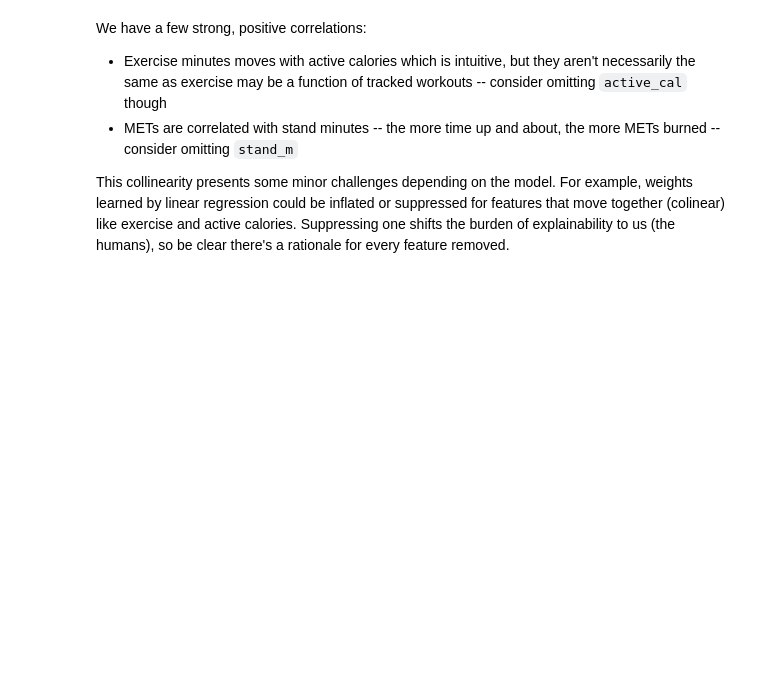
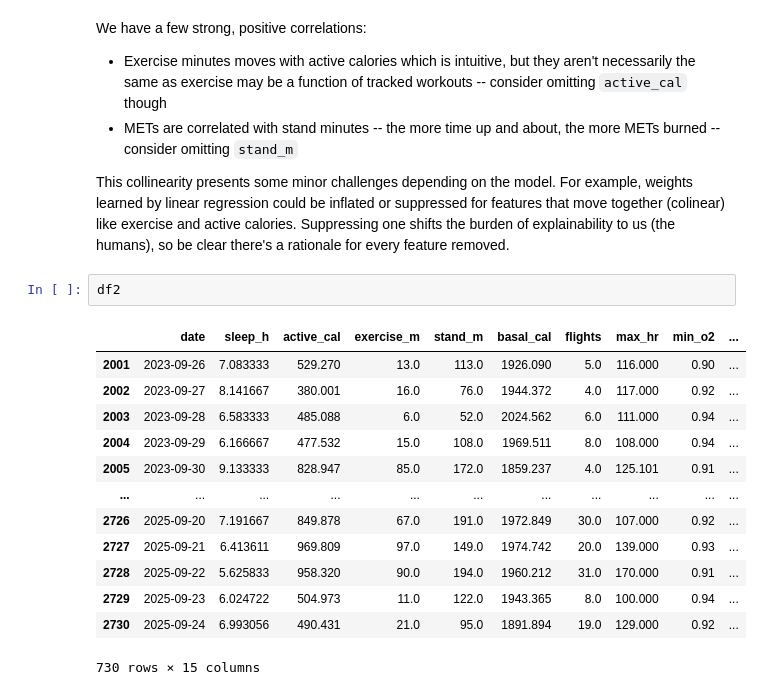
Before and after one commit to auto-d/medex, a Jupyter notebook: medex.ipynb, the cells around one changed output. Drawn from its saved outputs; the diff is of its cells as text; blank space fills up the shorter version.

```diff
--- a/medex.ipynb
+++ b/medex.ipynb
@@ -299,3 +321,19 @@ We have a few strong, positive correlations:
 - METs are correlated with stand minutes -- the more time up and about, the more METs burned -- consider omitting `stand_m`
 
 This collinearity presents some minor challenges depending on the model. For example, weights learned by linear regression could be inflated or suppressed for features that move together (colinear) like exercise and active calories. Suppressing one shifts the burden of explainability to us (the humans), so be clear there's a rationale for every feature removed.
+# %%
+df2
+# %% [output]
+|  | date | sleep_h | active_cal | exercise_m | stand_m | basal_cal | flights | max_hr | min_o2 | ... |
+| 2001 | 2023-09-26 | 7.083333 | 529.270 | 13.0 | 113.0 | 1926.090 | 5.0 | 116.000 | 0.90 | ... |
+| 2002 | 2023-09-27 | 8.141667 | 380.001 | 16.0 | 76.0 | 1944.372 | 4.0 | 117.000 | 0.92 | ... |
+| 2003 | 2023-09-28 | 6.583333 | 485.088 | 6.0 | 52.0 | 2024.562 | 6.0 | 111.000 | 0.94 | ... |
+| 2004 | 2023-09-29 | 6.166667 | 477.532 | 15.0 | 108.0 | 1969.511 | 8.0 | 108.000 | 0.94 | ... |
+| 2005 | 2023-09-30 | 9.133333 | 828.947 | 85.0 | 172.0 | 1859.237 | 4.0 | 125.101 | 0.91 | ... |
+| ... | ... | ... | ... | ... | ... | ... | ... | ... | ... | ... |
+| 2726 | 2025-09-20 | 7.191667 | 849.878 | 67.0 | 191.0 | 1972.849 | 30.0 | 107.000 | 0.92 | ... |
+| 2727 | 2025-09-21 | 6.413611 | 969.809 | 97.0 | 149.0 | 1974.742 | 20.0 | 139.000 | 0.93 | ... |
+| 2728 | 2025-09-22 | 5.625833 | 958.320 | 90.0 | 194.0 | 1960.212 | 31.0 | 170.000 | 0.91 | ... |
+| 2729 | 2025-09-23 | 6.024722 | 504.973 | 11.0 | 122.0 | 1943.365 | 8.0 | 100.000 | 0.94 | ... |
+| 2730 | 2025-09-24 | 6.993056 | 490.431 | 21.0 | 95.0 | 1891.894 | 19.0 | 129.000 | 0.92 | ... |
+730 rows × 15 columns
```
Also changed, not shown: parts of 22 cells of this notebook, 1 other file.
